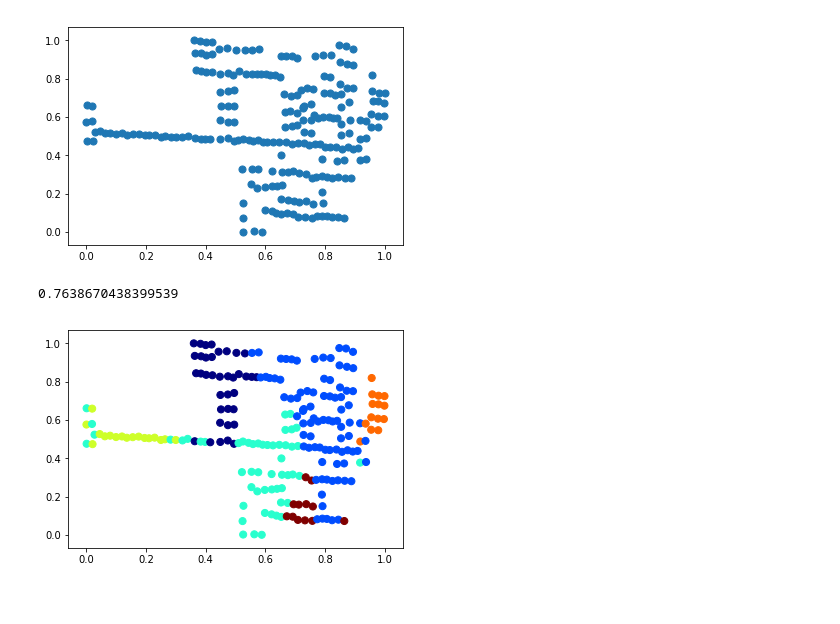
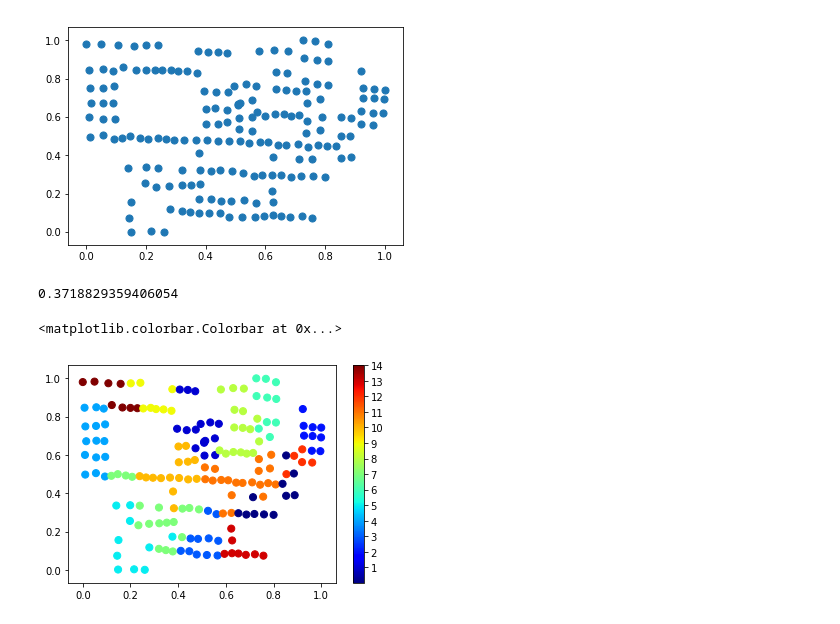
Before and after one commit to KJtiming/RadioMap, a Jupyter notebook: cluster.ipynb, the cells around one changed output. Cells and saved outputs as stored; diff of their text form; code cells hidden in the pictures.

```diff
--- a/cluster.ipynb
+++ b/cluster.ipynb
@@ -39,5 +41,5 @@ from sklearn import preprocessing
 # %%
-rem_pci_all = pd.read_csv("./interface/rsrp_set33_nodis.csv")
+rem_pci_all = pd.read_csv("./interface/rsrp_set33_noleft.csv")
 #rem_pci_all = pd.read_csv("rem_pci_train_pd.csv")
 #rem_pci = pd.read_csv("rem_rsrp_train_pd.csv")
 #rem_test = pd.read_csv("rem_test_pd.csv")
@@ -66,14 +68,22 @@ max    102.161500   24.607000  4200.000000  -59.969203
 #print (rem_pci_all)
 #print (type(rem_pci_all))
 #print(rem_pci_all)
+'''
 rem_pci_all.insert(4,"pci_37",0)
 rem_pci_all.insert(5,"pci_38",0)
 rem_pci_all.insert(6,"pci_39",0)
 rem_pci_all.insert(7,"pci_40",0)
 rem_pci_all.insert(8,"pci_41",0)
 rem_pci_all.insert(9,"pci_42",0)
+'''
+rem_pci_all.insert(5,"pci_37",0)
+rem_pci_all.insert(6,"pci_38",0)
+rem_pci_all.insert(7,"pci_39",0)
+rem_pci_all.insert(8,"pci_40",0)
+rem_pci_all.insert(9,"pci_41",0)
+rem_pci_all.insert(10,"pci_42",0)
 
-
+'''
 for i in range(0,len(rem_pci_all)):
     if rem_pci_all.iloc[i,2] == 3700:
         rem_pci_all.iloc[i,4] = "1"
@@ -87,10 +97,25 @@ for i in range(0,len(rem_pci_all)):
         rem_pci_all.iloc[i,8] = "1"
     if rem_pci_all.iloc[i,2] == 4200:
         rem_pci_all.iloc[i,9] = "1"
+'''
+for i in range(0,len(rem_pci_all)):
+    if rem_pci_all.iloc[i,2] == 3700:
+        rem_pci_all.iloc[i,5] = "1"
+    if rem_pci_all.iloc[i,2] == 3800:
+        rem_pci_all.iloc[i,6] = "1"
+    if rem_pci_all.iloc[i,2] == 3900:
+        rem_pci_all.iloc[i,7] = "1"
+    if rem_pci_all.iloc[i,2] == 4000:
+        rem_pci_all.iloc[i,8] = "1"
+    if rem_pci_all.iloc[i,2] == 4100:
+        rem_pci_all.iloc[i,9] = "1"
+    if rem_pci_all.iloc[i,2] == 4200:
+        rem_pci_all.iloc[i,10] = "1"
+
 #print(rem_pci_all)
 #print("==========")
-#rem_pci_all = rem_pci_all[['x','y','rsrp','dis','pci_37','pci_38','pci_39','pci_40','pci_41','pci_42','pci']]
-rem_pci_all = rem_pci_all[['x','y','rsrp','pci_37','pci_38','pci_39','pci_40','pci_41','pci_42','pci']]
+#rem_pci_all = rem_pci_all[['x','y','rsrp','pci_37','pci_38','pci_39','pci_40','pci_41','pci_42','pci']]
+rem_pci_all = rem_pci_all[['x','y','rsrp','dis','pci_37','pci_38','pci_39','pci_40','pci_41','pci_42','pci']]
 rem_pci_all_copy = rem_pci_all
 rem_pci_all_cut = rem_pci_all.drop(['pci'], axis=1)
 #print(rem_pci_all)
@@ -114,28 +139,29 @@ rem_pci_all_n = min_max_scaler.fit_transform(rem_pci_all_cut)
 #print(rem_pci_all_n.std(axis=0))
 #print(rem_pci_all_n)
 #print("===")
-rem_pci_all_n_pd = pd.DataFrame(rem_pci_all_n,columns = ['x','y','rsrp','pci_37','pci_38','pci_39','pci_40','pci_41','pci_42'])
+rem_pci_all_n_pd = pd.DataFrame(rem_pci_all_n,columns = ['x','y','rsrp','dis','pci_37','pci_38','pci_39','pci_40','pci_41','pci_42'])
 #print(rem_pci_all_n_pd)
 rem_pci_all_n_pd.to_csv("./debug/rem_pci_all_n_pd.csv")
-'''
+
 for i in range(0,len(rem_pci_all_n_pd)):
     if rem_pci_all_n_pd.iloc[i,3] == 1:
-        rem_pci_all_n_pd.iloc[i,3] = "0.5"
+        rem_pci_all_n_pd.iloc[i,3] = "0.2"
     if rem_pci_all_n_pd.iloc[i,4] == 1:
-        rem_pci_all_n_pd.iloc[i,4] = "0.5"
+        rem_pci_all_n_pd.iloc[i,4] = "0.2"
     if rem_pci_all_n_pd.iloc[i,5] == 1:
-        rem_pci_all_n_pd.iloc[i,5] = "0.5"
+        rem_pci_all_n_pd.iloc[i,5] = "0.2"
     if rem_pci_all_n_pd.iloc[i,6] == 1:
-        rem_pci_all_n_pd.iloc[i,6] = "0.5"
+        rem_pci_all_n_pd.iloc[i,6] = "0.2"
     if rem_pci_all_n_pd.iloc[i,7] == 1:
-        rem_pci_all_n_pd.iloc[i,7] = "0.5"
+        rem_pci_all_n_pd.iloc[i,7] = "0.2"
     if rem_pci_all_n_pd.iloc[i,8] == 1:
-        rem_pci_all_n_pd.iloc[i,8] = "0.5"
+        rem_pci_all_n_pd.iloc[i,8] = "0.2"
+
 #print (rem_pci_all_n_pd)
-'''
+
 plt.scatter(rem_pci_all_n_pd['x'], rem_pci_all_n_pd['y'], s=50);
 # %% [output]
-[figure, old version]
+[figure, new version]
 # %%
 def group(rem_pci):
     #df.groupby('X','Y','PCI').transform(lambda x: x - x.mean())
@@ -155,7 +181,7 @@ group_median,group_drift = group_pcimap(rem_pci_all_n_pd)
 #print("rem_rsrp==",rsrp)
 #rem_rsrp.to_csv("rsrp.csv")
 #group_median,group_drift = group(rem_test)
-kmeans = KMeans(n_clusters=6)
+kmeans = KMeans(n_clusters=15)
 #np.savetxt('group_median.csv', group_median, delimiter=',', fmt='%f')
 #group_median = pd.read_csv("group_median.csv")
 #print(rem_pci['pci'])
@@ -179,36 +205,41 @@ rem_pci_all_pd = pd.DataFrame(rem_pci_all_copy,columns=['x','y','rsrp','pci_37',
 #print(type(add_kmeans))
 
 #print(rem_pci_all_pd)
 
 plt.scatter(rem_pci_all_n_pd['x'], rem_pci_all_n_pd['y'], s=50, c=y_kmeans, cmap='jet');
 y_kmeans_pd = pd.DataFrame({'zone':y_kmeans})
 add_kmeans = pd.merge(rem_pci_all_pd,y_kmeans_pd, left_index=True, right_index=True)
 #print(add_kmeans)
 #add_kmeans = pd.merge(rem_pci_all_pd['pci'],add_kmeans, left_index=True, right_index=True)
-#add_kmeans['zone'].replace(6,7,inplace=True)
+for i in range(14,-1,-1):
+    add_kmeans['zone'].replace(i,i+1,inplace=True)
+'''
 add_kmeans['zone'].replace(5,6,inplace=True)
 add_kmeans['zone'].replace(4,5,inplace=True)
 add_kmeans['zone'].replace(3,4,inplace=True)
 add_kmeans['zone'].replace(2,3,inplace=True)
 add_kmeans['zone'].replace(1,2,inplace=True)
 add_kmeans['zone'].replace(0,1,inplace=True)
+'''
 add_kmeans['pci'] = add_kmeans['pci'].map(lambda x:int(x/100))
 
 add_kmeans.to_csv('aaa.csv')
 add_kmeans.values[:,:]
 add_kmeans = add_kmeans.drop(['pci_37','pci_38','pci_39','pci_40','pci_41','pci_42'], axis=1)
 add_kmeans = add_kmeans[['x','y','pci','rsrp','zone']]
 add_kmeans = add_kmeans.values
 #print(add_kmeans)
 np.savetxt('./zone_result/set33_part_train.csv', add_kmeans, delimiter=',', fmt='%s')
 #y_kmeans = np.reshape(y_kmeans, (27, 105))
 #np.savetxt('y_kmeans.csv', y_kmeans, delimiter=',', fmt='%f')
 cluster_labels = kmeans_fit.labels_
 silhouette_avg = metrics.silhouette_score(rem_pci_all_n_pd, cluster_labels)
 print(silhouette_avg)
+plt.colorbar(ticks=range(1,15))
 # %% [output]
-0.7638670438399539
+0.3718829359406054
+<matplotlib.colorbar.Colorbar at 0x...>
-[figure, old version]
+[figure, new version]
 # %%
 # 迴圈
 silhouette_avgs = []
```
Also changed, not shown: parts of 4 cells of this notebook, 13 other files.
